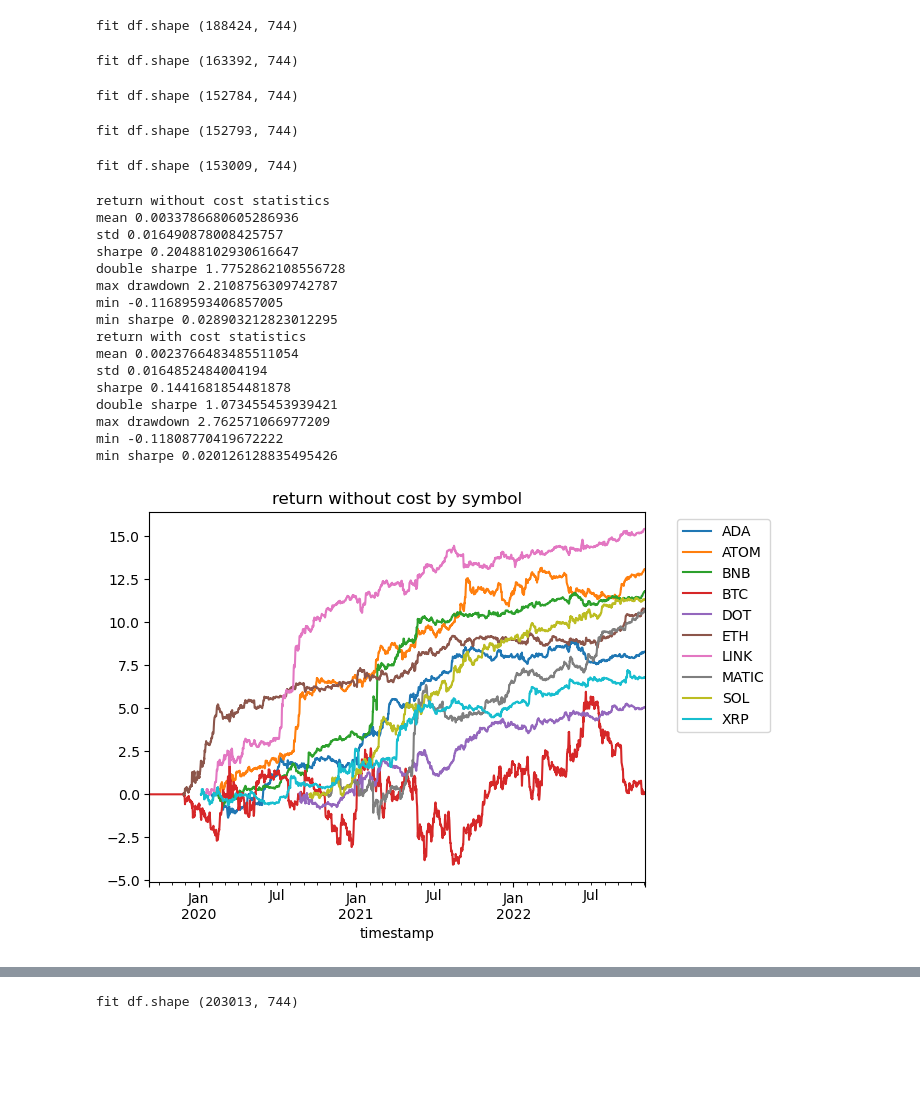
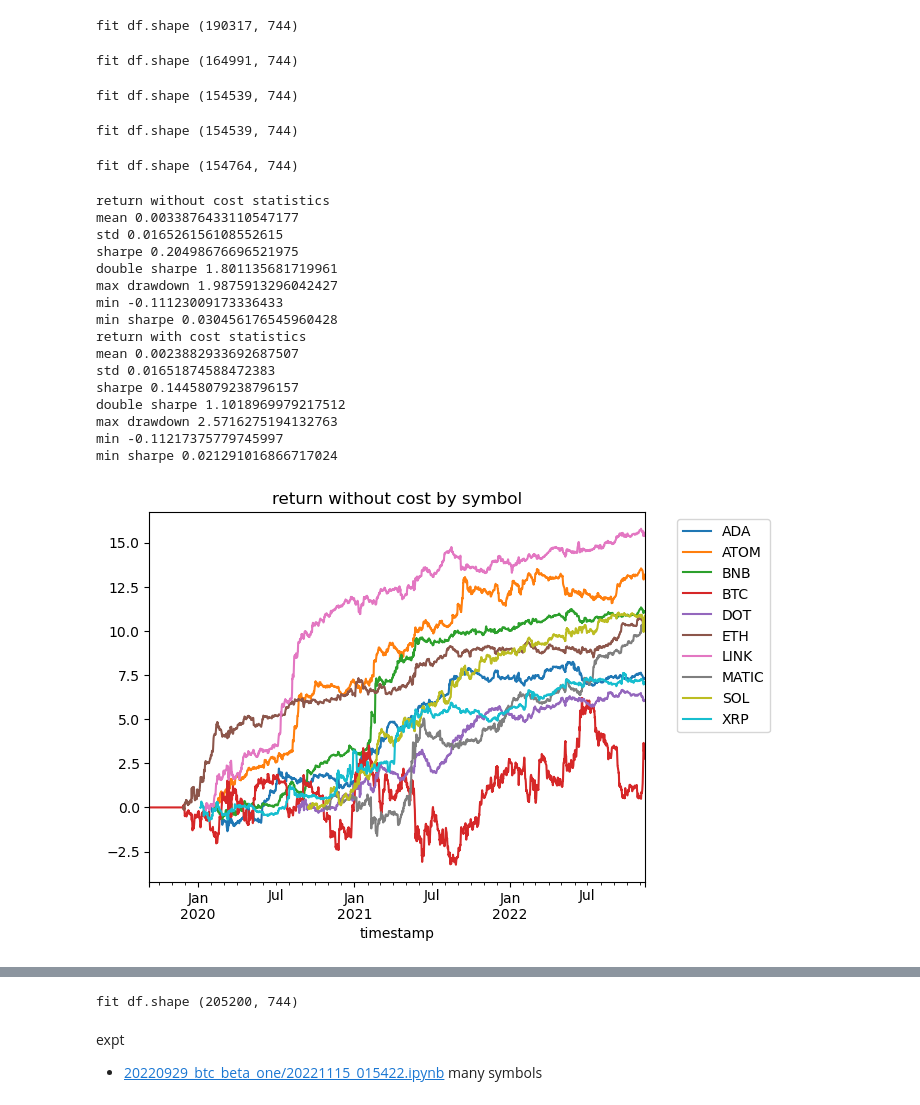
Before and after one commit to richmanbtc/alphapool-model, a Jupyter notebook: notebooks/20220929_btc_beta_one.ipynb, the cells around one changed output, grey strips where cells are left out. Saved outputs shown, nothing was run; the diff lists cells and outputs as text; code cells hidden in the pictures; blank space fills up the shorter version.

Commit message:
'build notebooks/20220929_btc_beta_one/20221115_015516.ipynb'

```diff
--- a/notebooks/20220929_btc_beta_one.ipynb
+++ b/notebooks/20220929_btc_beta_one.ipynb
@@ -637,45 +638,45 @@ class ExampleModelRank:
         return df
 # %%
 df = pd.read_pickle('/tmp/df_binance_ohlcv.pkl')
-df = df.loc[df.index.get_level_values('timestamp') < pd.to_datetime('2022-11-13 00:00:00Z')]
+df = df.loc[df.index.get_level_values('timestamp') < pd.to_datetime('2022-11-14 00:00:00Z')]
 df['ret'] = df.groupby('symbol')['twap_5m'].transform(lambda x: x.shift(-25) / x.shift(-1) - 1).fillna(0)
 df['execution_start_at'] = df.index.get_level_values('timestamp')
 
 btc_timestamps = df.loc[df.index.get_level_values('symbol') == 'BTC'].index.get_level_values('timestamp')
 df = df.loc[df.index.get_level_values('timestamp').isin(btc_timestamps)]
 
 model = ExampleModelRank()
 
 # cv
 df_cv = calc_position_cv2(model, df)
 visualize_result(df_cv.dropna())
 
 # fit and save model as portable format
 model.fit(df)
 data = cloudpickle.dumps(model)
 data = lzma.compress(data)
 with open('/home/jovyan/data/20220929_btc_beta_one.xz', 'wb') as f:
     f.write(data)
 # %% [output]
-fit df.shape (188424, 744)
+fit df.shape (190317, 744)
-fit df.shape (163392, 744)
+fit df.shape (164991, 744)
-fit df.shape (152784, 744)
+fit df.shape (154539, 744)
-fit df.shape (152793, 744)
+fit df.shape (154539, 744)
-fit df.shape (153009, 744)
+fit df.shape (154764, 744)
 return without cost statistics
-mean 0.0033786680605286936
-std 0.016490878008425757
-sharpe 0.20488102930616647
-double sharpe 1.7752862108556728
-max drawdown 2.2108756309742787
-min -0.11689593406857005
-min sharpe 0.028903212823012295
+mean 0.0033876433110547177
+std 0.016526156108552615
+sharpe 0.20498676696521975
+double sharpe 1.801135681719961
+max drawdown 1.9875913296042427
+min -0.11123009173336433
+min sharpe 0.030456176545960428
 return with cost statistics
-mean 0.0023766483485511054
-std 0.0164852484004194
-sharpe 0.1441681854481878
-double sharpe 1.073455453939421
-max drawdown 2.762571066977209
-min -0.11808770419672222
-min sharpe 0.020126128835495426
+mean 0.0023882933692687507
+std 0.01651874588472383
+sharpe 0.14458079238796157
+double sharpe 1.1018969979217512
+max drawdown 2.5716275194132763
+min -0.11217375779745997
+min sharpe 0.021291016866717024
-[figure, old version]
+[figure, new version]
@@ -686,4 +687,8 @@ min sharpe 0.020126128835495426
-fit df.shape (203013, 744)
+fit df.shape (205200, 744)
+# %% [markdown]
+expt
+
+- [20220929_btc_beta_one/20221115_015422.ipynb](20220929_btc_beta_one/20221115_015422.ipynb) many symbols
 # %%
 # model validation (Just run this cell in the new kernel to make sure you saved it in a portable format.)
 
```
Also changed, not shown: parts of 3 cells of this notebook, 1 other file.
